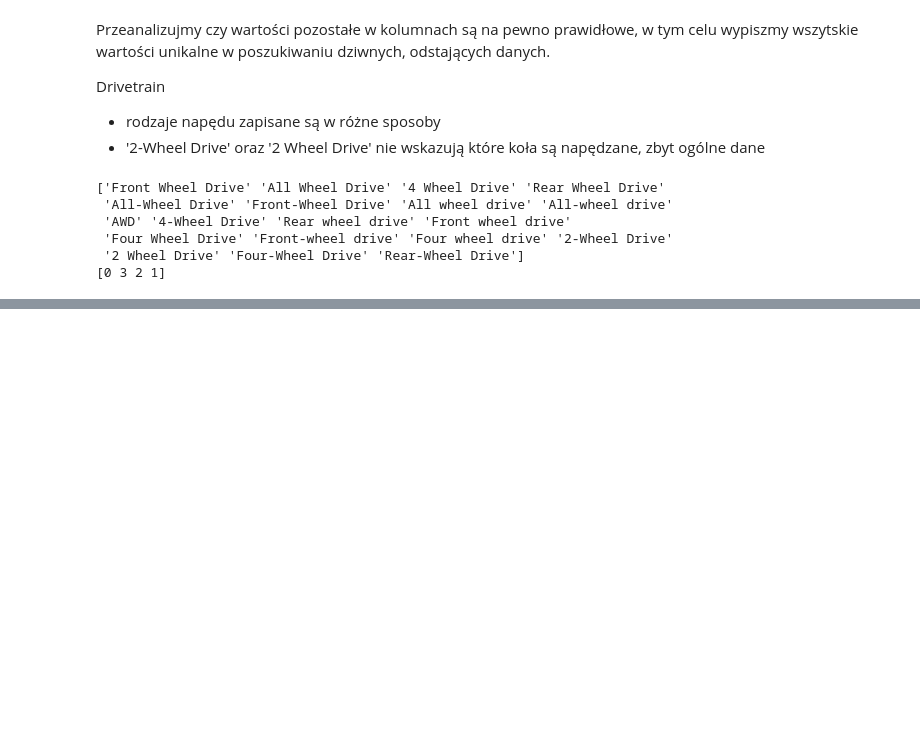
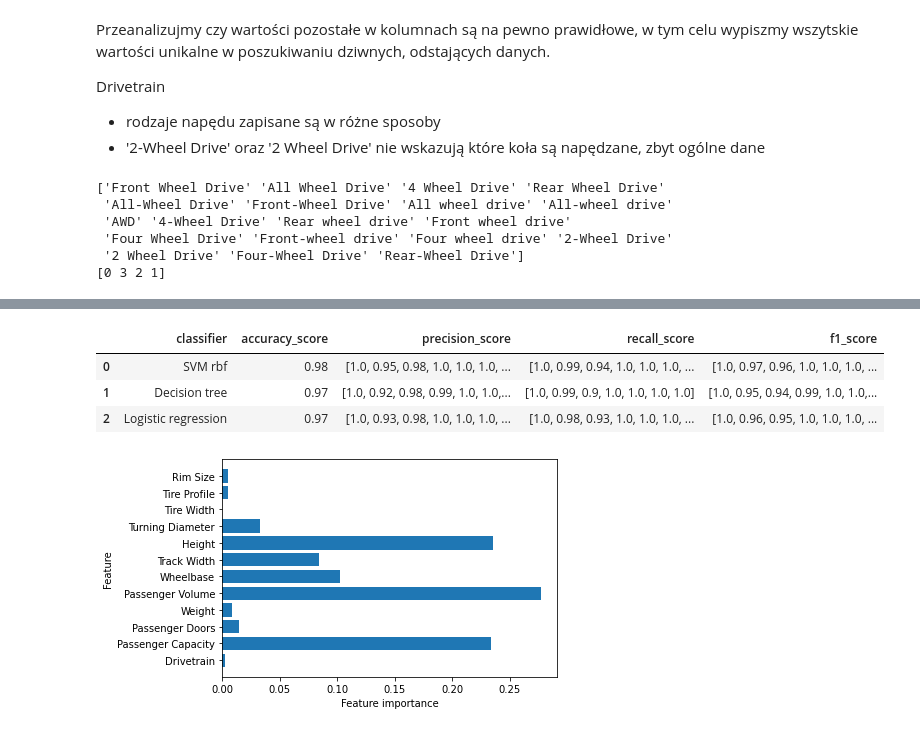
Before and after one commit to DawidMoza/Car-Body-Type-Classification, a Jupyter notebook: Car_Body_Type_Classification.ipynb, the cells around one changed output, grey strips where cells are left out. Saved outputs shown, nothing was run; the diff lists cells and outputs as text; code cells hidden in the pictures; blank space fills up the shorter version.

```diff
--- a/Car_Body_Type_Classification.ipynb
+++ b/Car_Body_Type_Classification.ipynb
@@ -157,0 +440,43 @@ print(df["Passenger Capacity"].unique())
+# %%
+from sklearn import metrics
+from sklearn.metrics import roc_auc_score
+
+classifier = []
+accuracy_score = []
+precision_score = []
+recall_score = []
+f1_score = []
+
+for name, model in models:
+    classifier.append(name)
+    accuracy_score.append(np.around(metrics.accuracy_score(y_test, model.predict(X_test)), 2))
+    precision_score.append(np.around(metrics.precision_score(y_test, model.predict(X_test), average=None), 2))
+    recall_score.append(np.around(metrics.recall_score(y_test, model.predict(X_test), average=None), 2))
+    f1_score.append(np.around(metrics.f1_score(y_test, model.predict(X_test), average=None), 2))
+
+d = {'classifier': classifier,
+     'accuracy_score' : accuracy_score,
+     'precision_score': precision_score,
+     'recall_score': recall_score,
+     'f1_score': f1_score
+    }
+scores = pd.DataFrame(data=d)
+scores
+# %% [output]
+|  | classifier | accuracy_score | precision_score | recall_score | f1_score |
+| 0 | SVM rbf | 0.98 | [1.0, 0.95, 0.98, 1.0, 1.0, 1.0, ... | [1.0, 0.99, 0.94, 1.0, 1.0, 1.0, ... | [1.0, 0.97, 0.96, 1.0, 1.0, 1.0, ... |
+| 1 | Decision tree | 0.97 | [1.0, 0.92, 0.98, 0.99, 1.0, 1.0,... | [1.0, 0.99, 0.9, 1.0, 1.0, 1.0, 1.0] | [1.0, 0.95, 0.94, 0.99, 1.0, 1.0,... |
+| 2 | Logistic regression | 0.97 | [1.0, 0.93, 0.98, 1.0, 1.0, 1.0, ... | [1.0, 0.98, 0.93, 1.0, 1.0, 1.0, ... | [1.0, 0.96, 0.95, 1.0, 1.0, 1.0, ... |
+# %%
+objects = list(df.columns)
+objects.pop()
+y_pos = np.arange(len(objects))
+performance = grid_2.best_estimator_.steps[1][1].feature_importances_
+
+plt.xlabel('Feature importance')
+plt.ylabel('Feature')
+plt.barh(y_pos, performance, align='center')
+plt.yticks(y_pos, objects)
+plt.show()
+# %% [output]
+[figure, added]
```
Also changed, not shown: parts of 44 cells of this notebook.
